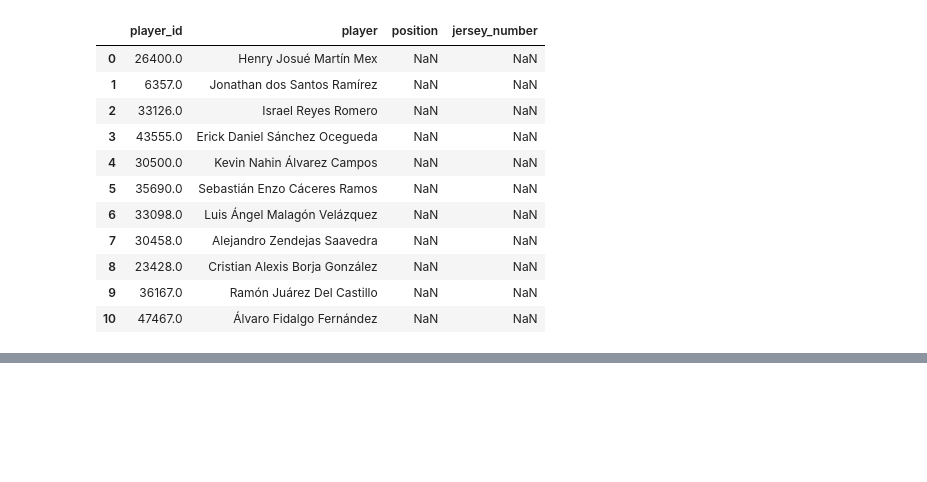
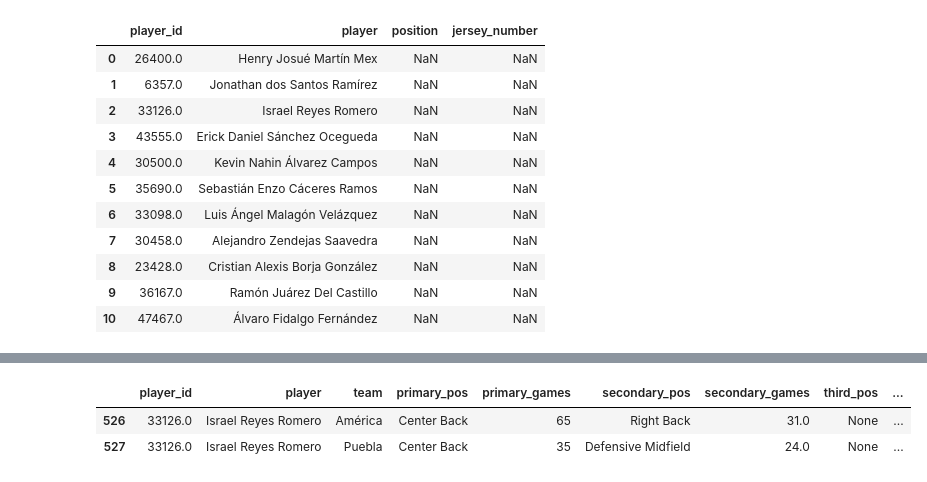
Before and after one commit to dulongski/hackathon-america, a Jupyter notebook: eda_hackathon.ipynb, the cells around one changed output, grey strips where cells are left out. Saved outputs shown, nothing was run; the diff lists cells and outputs as text; code cells hidden in the pictures; blank space fills up the shorter version.

```diff
--- a/eda_hackathon.ipynb
+++ b/eda_hackathon.ipynb
@@ -1716,3 +1714,9 @@ wide_pos.head()
 | 2 | 3264.0 | Vincent Janssen | Monterrey | Center Forward | 25 | None | NaN | None | ... |
 | 3 | 3772.0 | John Stiven Mendoza Valencia | León | Left Wing | 21 | Right Wing | 12.0 | None | ... |
 | 4 | 4041.0 | José Salomón Rondón Giménez | Pachuca | Center Forward | 54 | None | NaN | None | ... |
+# %%
+wide_pos[wide_pos['player_id']==33126]
+# %% [output]
+|  | player_id | player | team | primary_pos | primary_games | secondary_pos | secondary_games | third_pos | ... |
+| 526 | 33126.0 | Israel Reyes Romero | América | Center Back | 65 | Right Back | 31.0 | None | ... |
+| 527 | 33126.0 | Israel Reyes Romero | Puebla | Center Back | 35 | Defensive Midfield | 24.0 | None | ... |
```
Also changed, not shown: parts of 16 cells of this notebook, 11 other files.
